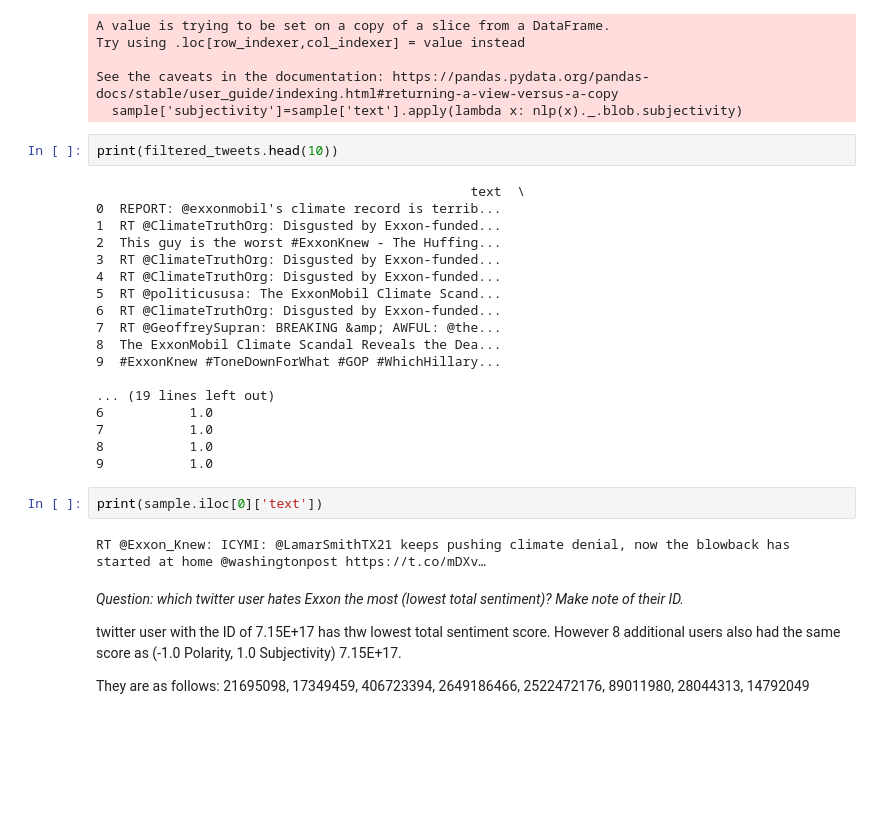
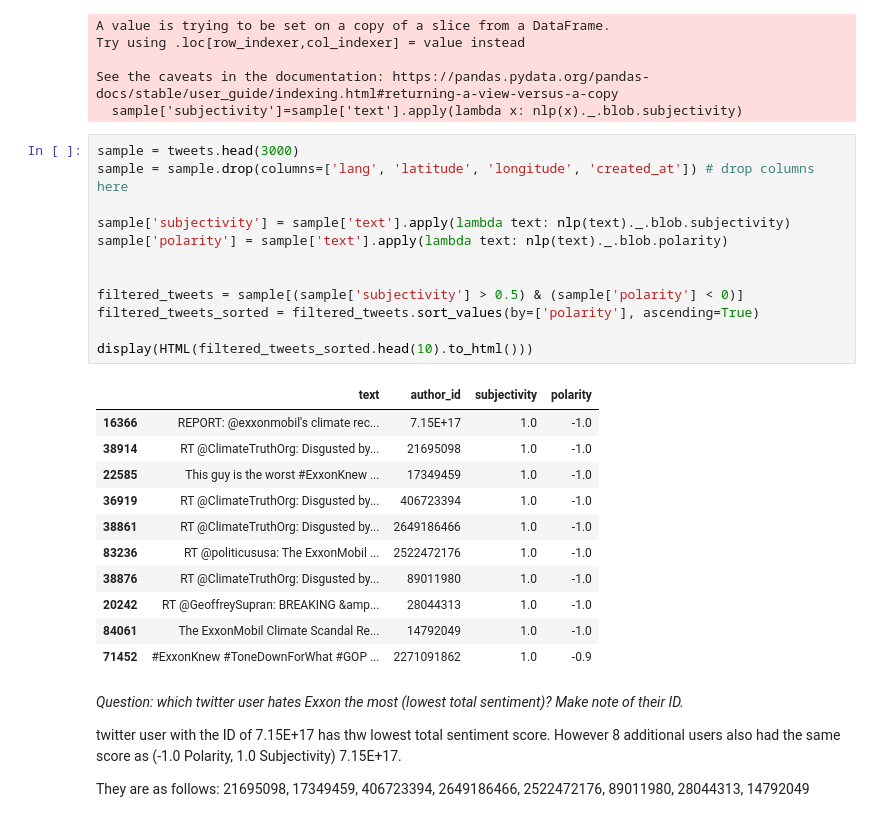
Before and after one commit to yannisyeung/QM2, a Jupyter notebook: notebooks/W4_Natural_Language_Processing_Student_Version.ipynb, the cells around one changed output. Cells and saved outputs as stored; diff of their text form; blank space fills up the shorter version.

```diff
--- a/notebooks/W4_Natural_Language_Processing_Student_Version.ipynb
+++ b/notebooks/W4_Natural_Language_Processing_Student_Version.ipynb
@@ -666,30 +674,30 @@ Try using .loc[row_indexer,col_indexer] = value instead
 
 See the caveats in the documentation: https://pandas.pydata.org/pandas-docs/stable/user_guide/indexing.html#returning-a-view-versus-a-copy
   sample['subjectivity']=sample['text'].apply(lambda x: nlp(x)._.blob.subjectivity)
-# %%
-print(filtered_tweets.head(10))
-# %% [output]
-                                                text  \
-0  REPORT: @exxonmobil's climate record is terrib...
-1  RT @ClimateTruthOrg: Disgusted by Exxon-funded...
-2  This guy is the worst #ExxonKnew - The Huffing...
-3  RT @ClimateTruthOrg: Disgusted by Exxon-funded...
-4  RT @ClimateTruthOrg: Disgusted by Exxon-funded...
-5  RT @politicususa: The ExxonMobil Climate Scand...
-6  RT @ClimateTruthOrg: Disgusted by Exxon-funded...
-7  RT @GeoffreySupran: BREAKING &amp; AWFUL: @the...
-8  The ExxonMobil Climate Scandal Reveals the Dea...
-9  #ExxonKnew #ToneDownForWhat #GOP #WhichHillary...
-
-... (19 lines left out)
-6           1.0
-7           1.0
-8           1.0
-9           1.0
-# %%
-print(sample.iloc[0]['text'])
-# %% [output]
-RT @Exxon_Knew: ICYMI: @LamarSmithTX21 keeps pushing climate denial, now the blowback has started at home @washingtonpost https://t.co/mDXv…
+# %%
+sample = tweets.head(3000)
+sample = sample.drop(columns=['lang', 'latitude', 'longitude', 'created_at']) # drop columns here
+
+sample['subjectivity'] = sample['text'].apply(lambda text: nlp(text)._.blob.subjectivity)
+sample['polarity'] = sample['text'].apply(lambda text: nlp(text)._.blob.polarity)
+
+
+filtered_tweets = sample[(sample['subjectivity'] > 0.5) & (sample['polarity'] < 0)]
+filtered_tweets_sorted = filtered_tweets.sort_values(by=['polarity'], ascending=True)
+
+display(HTML(filtered_tweets_sorted.head(10).to_html()))
+# %% [output]
+|  | text | author_id | subjectivity | polarity |
+| 16366 | REPORT: @exxonmobil's climate rec... | 7.15E+17 | 1.0 | -1.0 |
+| 38914 | RT @ClimateTruthOrg: Disgusted by... | 21695098 | 1.0 | -1.0 |
+| 22585 | This guy is the worst #ExxonKnew ... | 17349459 | 1.0 | -1.0 |
+| 36919 | RT @ClimateTruthOrg: Disgusted by... | 406723394 | 1.0 | -1.0 |
+| 38861 | RT @ClimateTruthOrg: Disgusted by... | 2649186466 | 1.0 | -1.0 |
+| 83236 | RT @politicususa: The ExxonMobil ... | 2522472176 | 1.0 | -1.0 |
+| 38876 | RT @ClimateTruthOrg: Disgusted by... | 89011980 | 1.0 | -1.0 |
+| 20242 | RT @GeoffreySupran: BREAKING &amp... | 28044313 | 1.0 | -1.0 |
+| 84061 | The ExxonMobil Climate Scandal Re... | 14792049 | 1.0 | -1.0 |
+| 71452 | #ExxonKnew #ToneDownForWhat #GOP ... | 2271091862 | 1.0 | -0.9 |
 # %% [markdown]
 *Question: which twitter user hates Exxon the most (lowest total sentiment)? Make note of their ID.*
 
```
Also changed, not shown: parts of 3 cells of this notebook.
